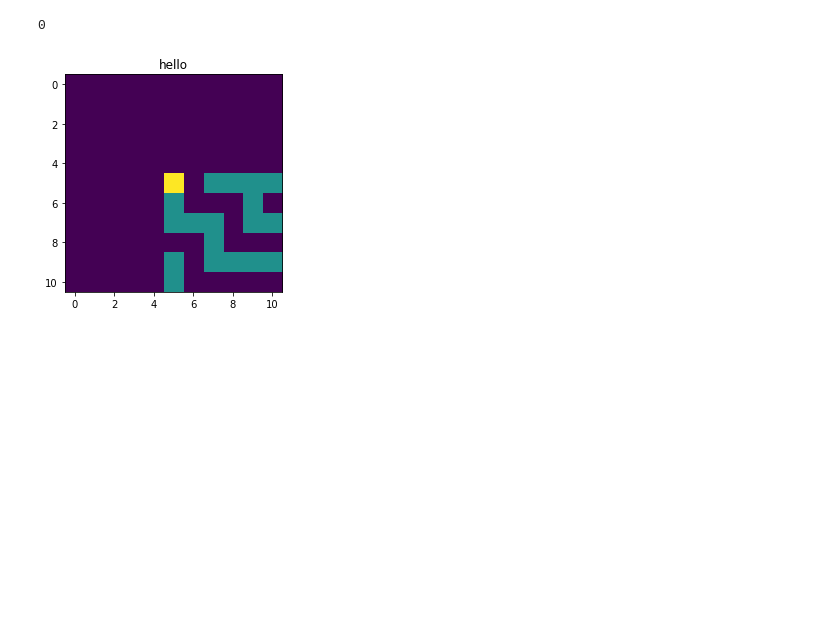
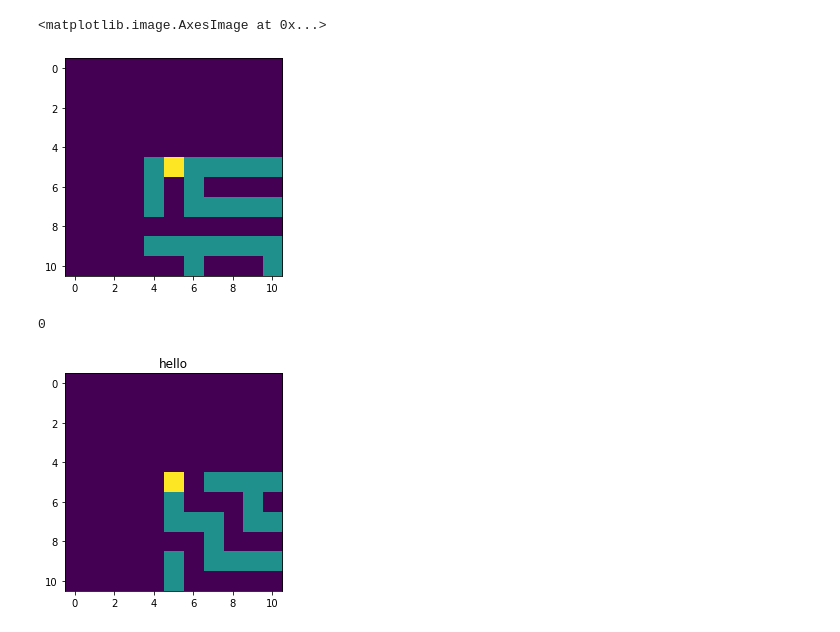
Before and after one commit to akarshkumar0101/exploration-generalization, a Jupyter notebook: maze.ipynb, the cells around one changed output. Saved outputs shown, nothing was run; the diff lists cells and outputs as text; code cells hidden in the pictures; blank space fills up the shorter version.

```diff
--- a/maze.ipynb
+++ b/maze.ipynb
@@ -147,3 +239,8 @@ temp(agent)
+# %%
+plt.imshow(video_a[-1])
+# %% [output]
+<matplotlib.image.AxesImage at 0x...>
+[figure, added]
 # %%
 np.random.seed(10032)
 grid = maze.generate_maze(71, 71)
```
Also changed, not shown: parts of 13 cells of this notebook, 4 other files.
